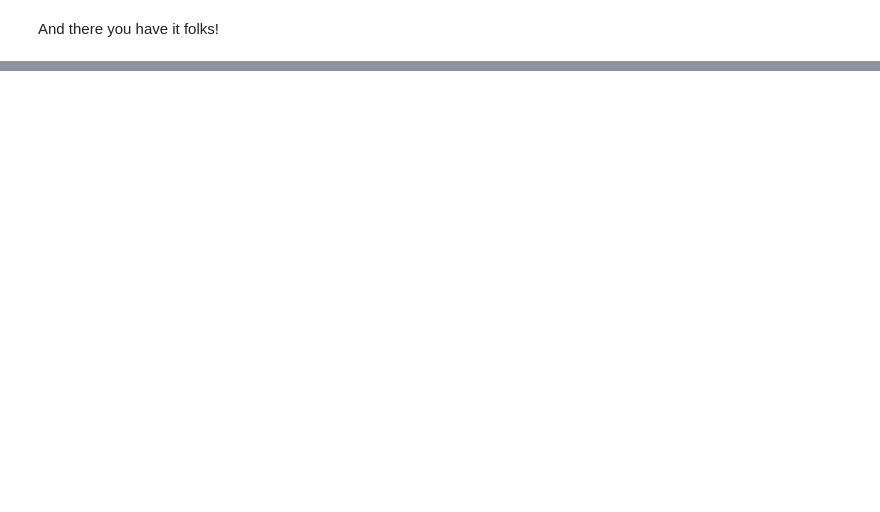
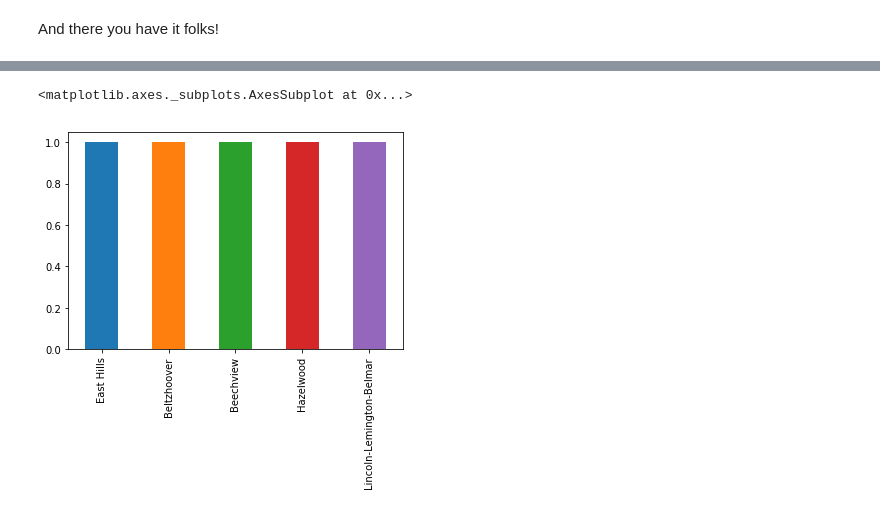
Before and after one commit to scs128/cmpinf-final-project, a Jupyter notebook: final-project.ipynb, the cells around one changed output, grey strips where cells are left out. Saved outputs shown, nothing was run; the diff lists cells and outputs as text; code cells hidden in the pictures; blank space fills up the shorter version.

Commit message:
Included break down of Spray Parks

```diff
--- a/final-project.ipynb
+++ b/final-project.ipynb
@@ -613,2 +623,7 @@ better_pools["neighborhood"].value_counts().head().plot(kind="bar")
 # %% [markdown]
 And there you have it folks!
+# %%
+spray_park = pitt_pools["type"] == "Spray Park"
+spray_parks = pitt_pools[spray_park]
+
+spray_parks.head()
@@ -614,0 +649,5 @@ And there you have it folks!
+# %%
+spray_parks["neighborhood"].value_counts().head().plot(kind="bar")
+# %% [output]
+<matplotlib.axes._subplots.AxesSubplot at 0x...>
+[figure, added]
```
Also changed, not shown: parts of 24 cells of this notebook.
